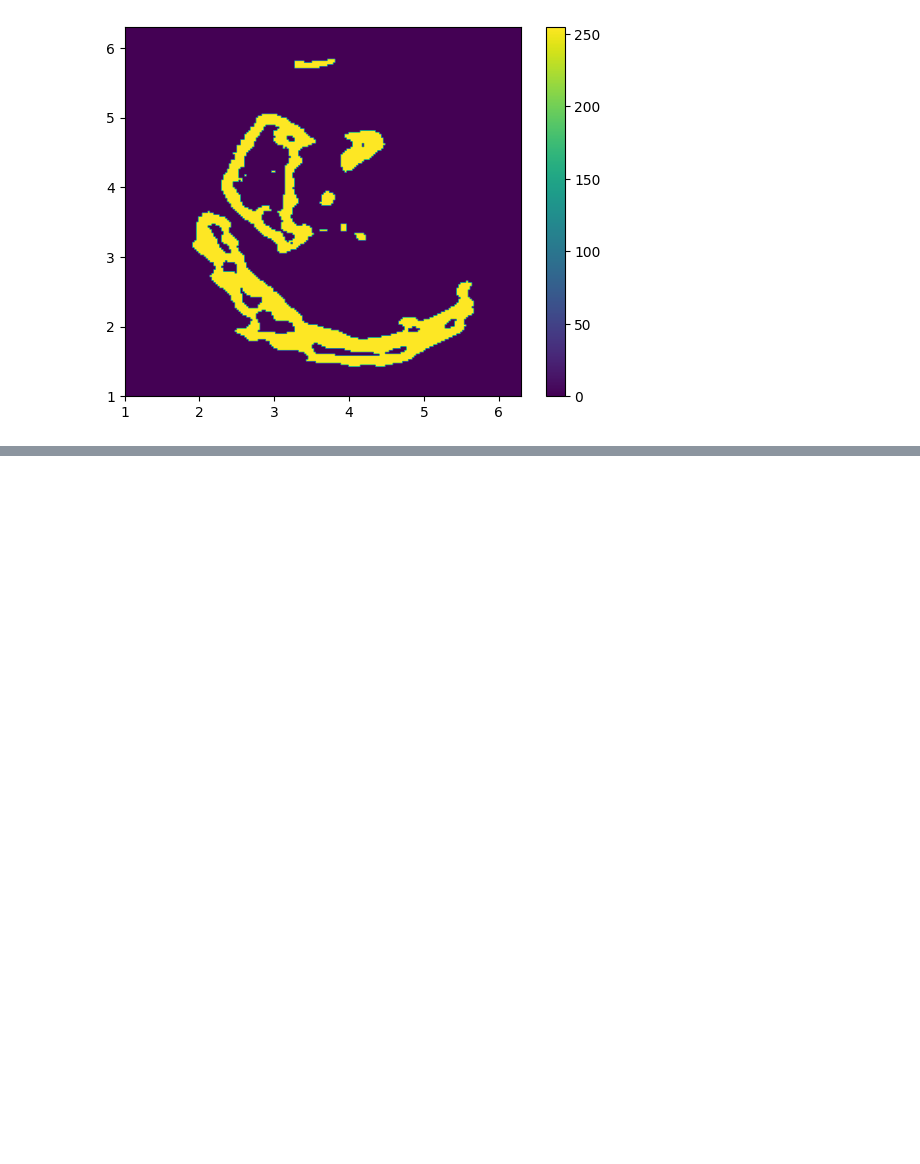
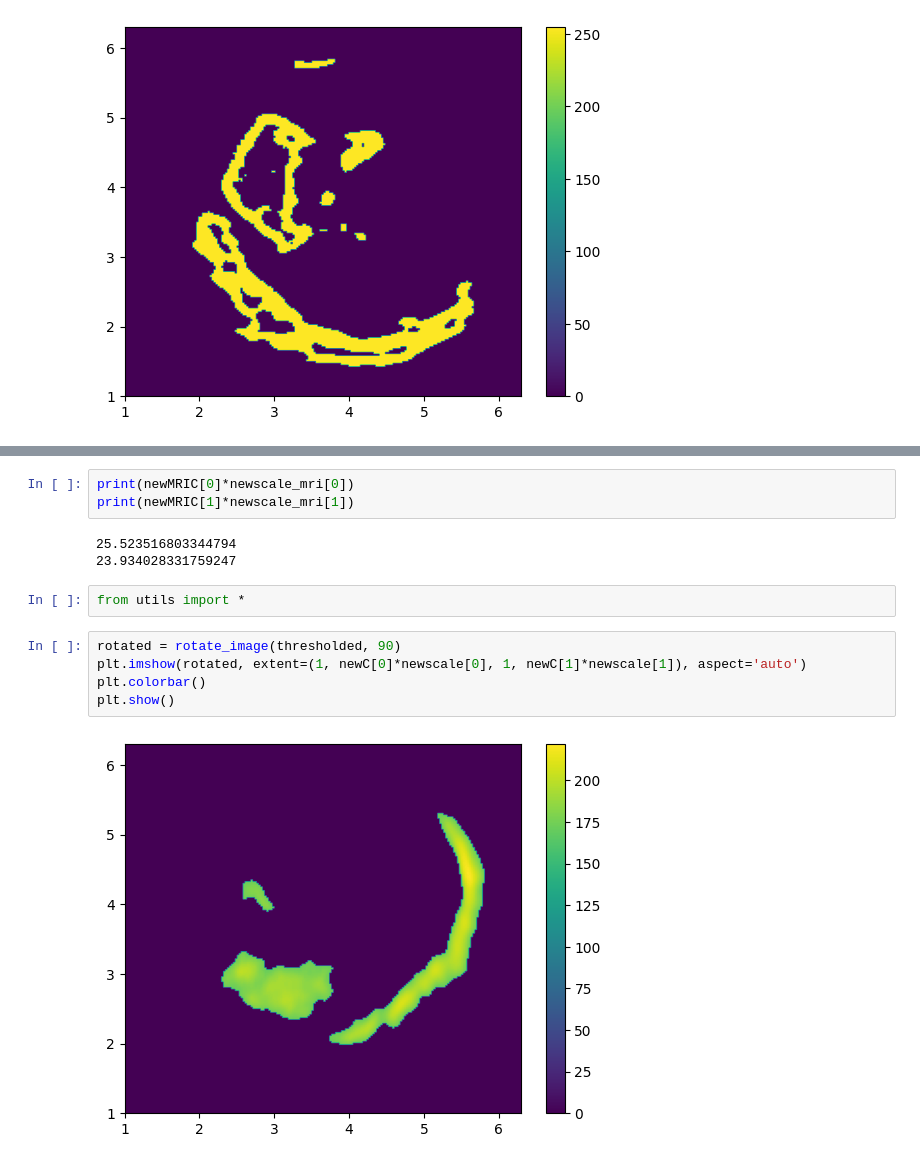
Before and after one commit to awong0811/dicom, a Jupyter notebook: superimpose/test.ipynb, the cells around one changed output, grey strips where cells are left out. Drawn from its saved outputs; the diff is of its cells as text; blank space fills up the shorter version.

```diff
--- a/superimpose/test.ipynb
+++ b/superimpose/test.ipynb
@@ -118,0 +130,15 @@ plt.show()
+# %%
+print(newMRIC[0]*newscale_mri[0])
+print(newMRIC[1]*newscale_mri[1])
+# %% [output]
+25.523516803344794
+23.934028331759247
+# %%
+from utils import *
+# %%
+rotated = rotate_image(thresholded, 90)
+plt.imshow(rotated, extent=(1, newC[0]*newscale[0], 1, newC[1]*newscale[1]), aspect='auto')
+plt.colorbar()
+plt.show()
+# %% [output]
+[figure, added]
```
Also changed, not shown: parts of 2 cells of this notebook, 2 other files.
